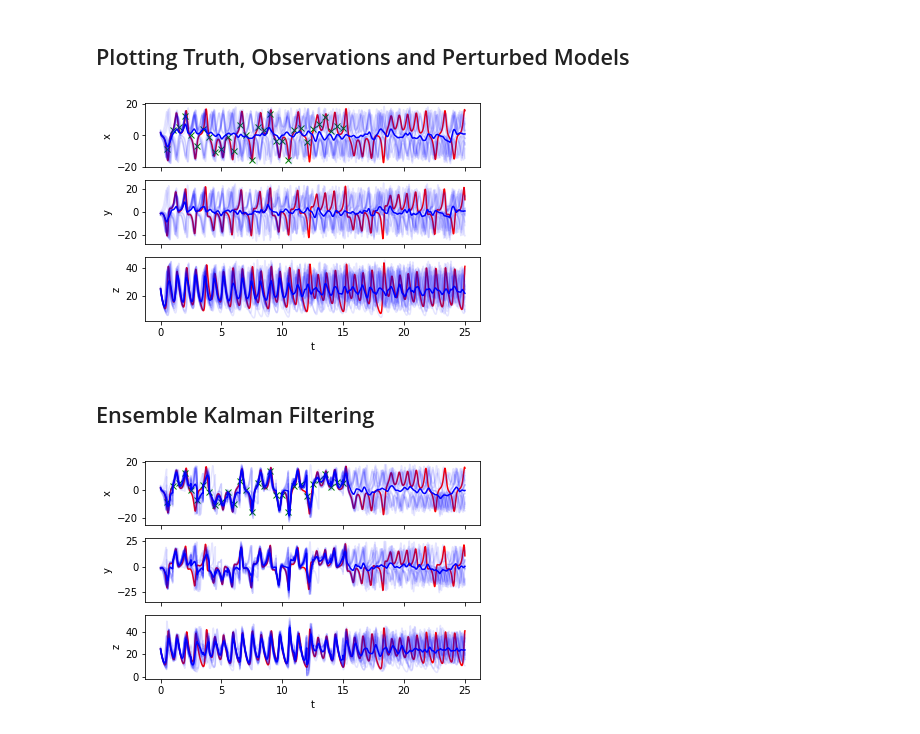
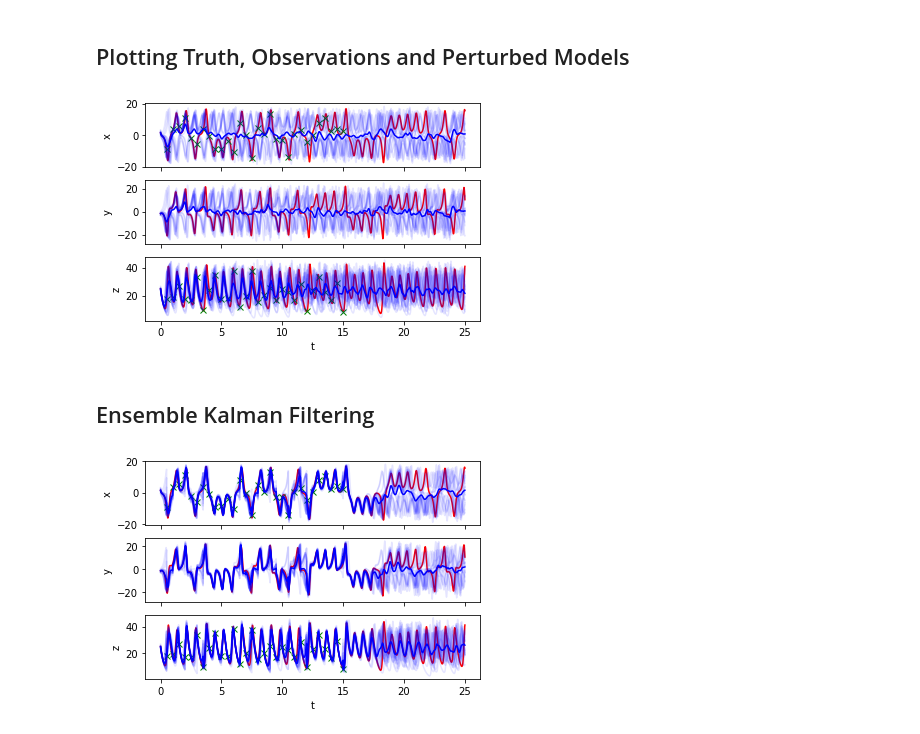
Before and after one commit to FlorianBeiser/Lorenz63, a Jupyter notebook: assimilation.ipynb, the cells around one changed output. Drawn from its saved outputs; the diff is of its cells as text; code cells hidden in the pictures.

```diff
--- a/assimilation.ipynb
+++ b/assimilation.ipynb
@@ -43,7 +43,7 @@ lorenz63.plot()
 #importlib.reload(observation)
 
 obs_params = { "dt" : 0.5, "tmax" : 15.0 }
-obs_variables = { "xobs" : True, "yobs" : False, "zobs" : False }
+obs_variables = { "xobs" : True, "yobs" : False, "zobs" : True }
 
 observation = observation.observation( **obs_params, **obs_variables )
 observation.observe( lorenz63 )
@@ -71,15 +71,15 @@ ensemble.plot()
 xyzplots = xyzplots.xyzplots( lorenz63, observation, ensemble )
 xyzplots.plot()
 # %% [output]
-[figure, old version]
+[figure, new version]
 # %% [markdown]
 ## Ensemble Kalman Filtering
 # %%
 #import filtering
 #importlib.reload(filtering)
 
-filtering = filtering.filtering( ensemble, observation, "EnKF" )
-filtering.assimilate()
+filtering1 = filtering.filtering( ensemble, observation, "EnKF" )
+filtering1.assimilate()
 xyzplots.plot()
 # %% [output]
-[figure, old version]
+[figure, new version]
```
Also changed, not shown: parts of 3 cells of this notebook, 4 other files.
